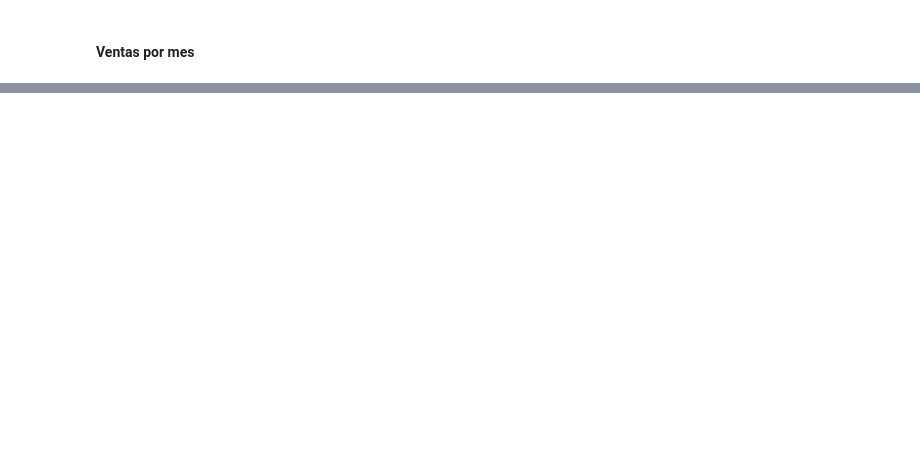
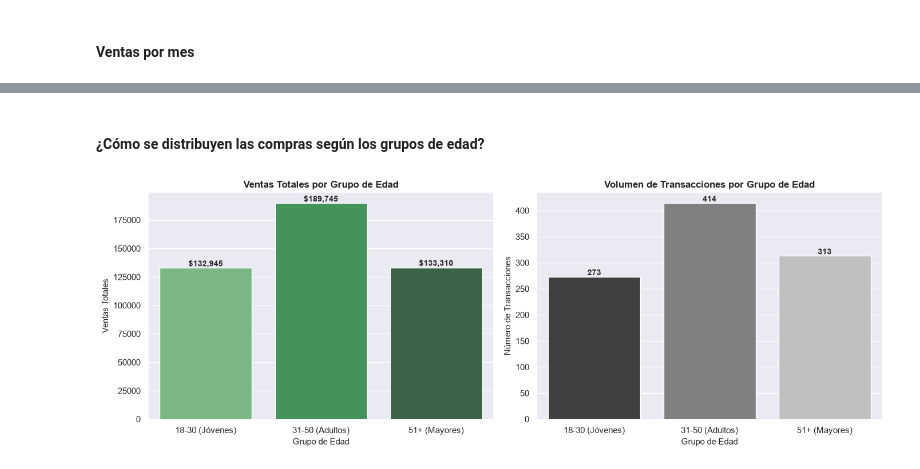
Before and after one commit to JulianParrado/Entregables-BIT-JulianCamiloParradoCuenca, a Jupyter notebook: Taller3_EDA.ipynb, the cells around one changed output, grey strips where cells are left out. Saved outputs shown, nothing was run; the diff lists cells and outputs as text; code cells hidden in the pictures; blank space fills up the shorter version.

```diff
--- a/Taller3_EDA.ipynb
+++ b/Taller3_EDA.ipynb
@@ -168,0 +126,14 @@ TypeError: func is expected but received tuple in **kwargs.
+# %%
+df['Age_Group'] = pd.cut(
+    df['Age'],
+    bins=[17, 30, 50, 100],
+    labels=['18-30 (Jóvenes)', '31-50 (Adultos)', '51+ (Mayores)']
+)
+
+resume_age_group = df.groupby('Age_Group').agg(
+    Transactions=('Transaction ID', 'count'),
+    Total_amount=('Total Amount', 'sum'),
+    Sales_mean_by_purchase=('Total Amount', 'mean')
+).reset_index()
+
+resume_age_group
@@ -170,0 +235,49 @@ TypeError: func is expected but received tuple in **kwargs.
+# %% [markdown]
+#### ¿Cómo se distribuyen las compras según los grupos de edad?
+# %%
+fig, axes = plt.subplots(1, 2, figsize=(14, 5))
+
+# Plot 1
+sns.barplot(
+    data=resume_age_group,
+    x='Age_Group',
+    y='Total_amount',
+    hue='Age_Group',
+    dodge=False,
+    legend=False,
+    palette='Greens_d',
+    ax=axes[0]
+)
+axes[0].set_title('Ventas Totales por Grupo de Edad', fontsize=12, fontweight='bold')
+axes[0].set_xlabel('Grupo de Edad', fontsize=11)
+axes[0].set_ylabel('Ventas Totales', fontsize=11)
+
+for p in axes[0].patches:
+    axes[0].annotate(f'${p.get_height():,.0f}',
+                     (p.get_x() + p.get_width() / 2., p.get_height()),
+                     ha='center', va='bottom', fontsize=10, fontweight='bold')
+
+# Plot 2
+sns.barplot(
+    data=resume_age_group,
+    x='Age_Group',
+    y='Transactions',
+    hue='Age_Group',
+    dodge=False,
+    legend=False,
+    palette='gray',
+    ax=axes[1]
+)
+axes[1].set_title('Volumen de Transacciones por Grupo de Edad', fontsize=12, fontweight='bold')
+axes[1].set_xlabel('Grupo de Edad', fontsize=11)
+axes[1].set_ylabel('Número de Transacciones', fontsize=11)
+
+for p in axes[1].patches:
+    axes[1].annotate(f'{int(p.get_height())}',
+                     (p.get_x() + p.get_width() / 2., p.get_height()),
+                     ha='center', va='bottom', fontsize=10, fontweight='bold')
+
+plt.tight_layout()
+plt.show()
+# %% [output]
+[figure, added]
```
Also changed, not shown: parts of 23 cells of this notebook.
